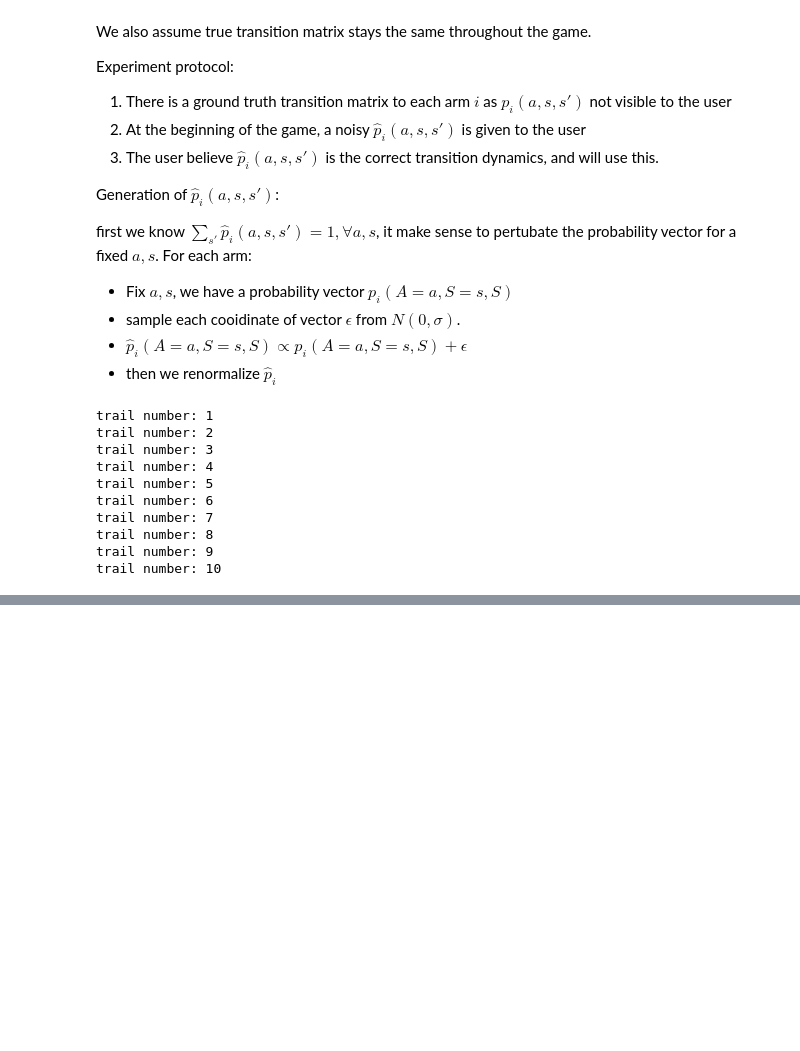
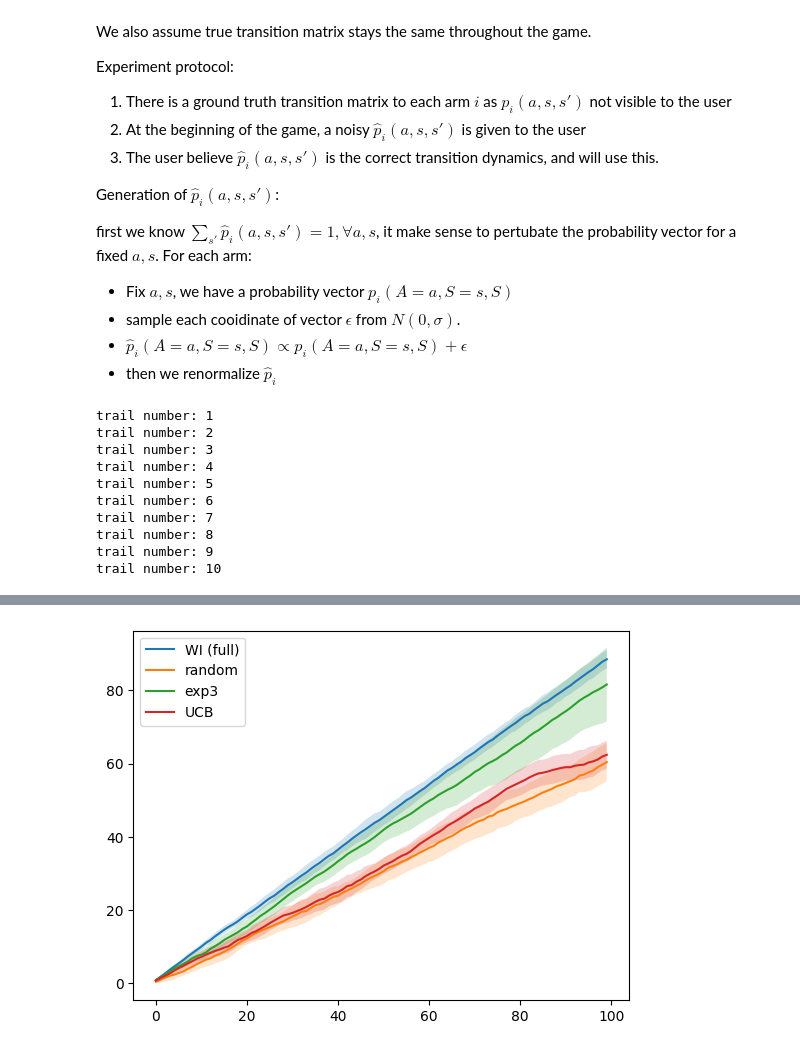
Before and after one commit to JiujiaZ/restless_bandit_basics, a Jupyter notebook: run.ipynb, the cells around one changed output, grey strips where cells are left out. Cells and saved outputs as stored; diff of their text form; code cells hidden in the pictures; blank space fills up the shorter version.

```diff
--- a/run.ipynb
+++ b/run.ipynb
@@ -156,0 +189,30 @@ plt.legend()
+# %%
+# run with multiple trials with the same initial, parameters
+n_trials = 10
+WI_reward = list()
+random_reward = list()
+exp3_reward = list()
+UCB_reward = list()
+
+for i in range(n_trials):
+    print('trail number:', i+1)
+
+    rb.reset()
+    WI_reward.append(WI_train(rb, R, episode = 100, K = K ))
+
+    rb.reset()
+    random_reward.append(random_train(rb, episode = 100, K = K ))
+
+    rb.reset()
+    exp3_reward.append(Exp3_train(rb, R, episode=100, K=K))
+
+    rb.reset()
+    UCB_reward.append(UCB(rb, R, episode=100, K=K))
+# %%
+
+data = [WI_reward, random_reward, exp3_reward, UCB_reward]
+labels = ['WI (full)', 'random', 'exp3', 'UCB' ]
+
+make_plot(data, labels)
+# %% [output]
+[figure, added]
```
Also changed, not shown: parts of 17 cells of this notebook.
